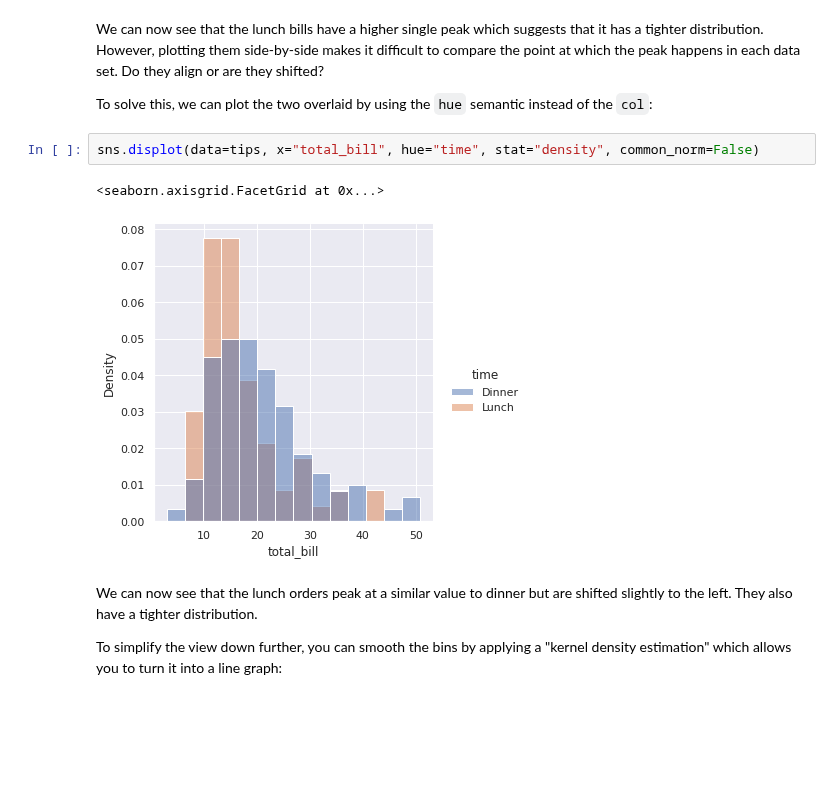
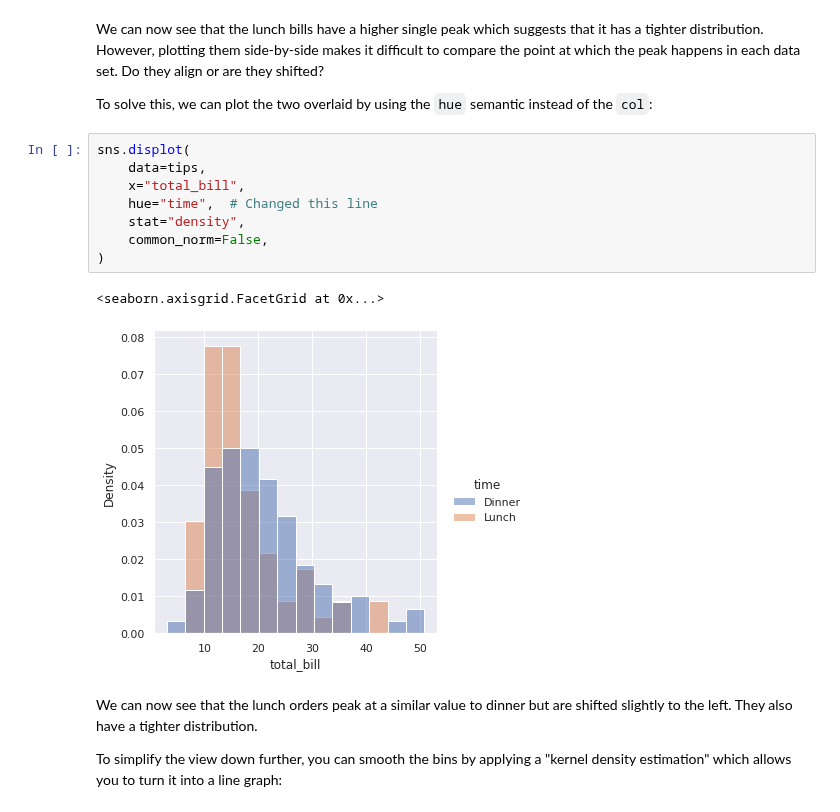
Before and after one commit to JGIBristol/environmental-data-analysis-in-python, a Jupyter notebook: 05 Visualisation.ipynb, the cells around one changed output. Cells and saved outputs as stored; diff of their text form; blank space fills up the shorter version.

```diff
--- a/05 Visualisation.ipynb
+++ b/05 Visualisation.ipynb
@@ -131,10 +173,16 @@ We can now see that the lunch bills have a higher single peak which suggests tha
 
 To solve this, we can plot the two overlaid by using the `hue` semantic instead of the `col`:
 # %%
-sns.displot(data=tips, x="total_bill", hue="time", stat="density", common_norm=False)
+sns.displot(
+    data=tips,
+    x="total_bill",
+    hue="time",  # Changed this line
+    stat="density",
+    common_norm=False,
+)
 # %% [output]
 <seaborn.axisgrid.FacetGrid at 0x...>
-[figure, old version]
+[figure, new version]
 # %% [markdown]
 We can now see that the lunch orders peak at a similar value to dinner but are shifted slightly to the left. They also have a tighter distribution.
 
```
Also changed, not shown: parts of 12 cells of this notebook, 3 other files.
